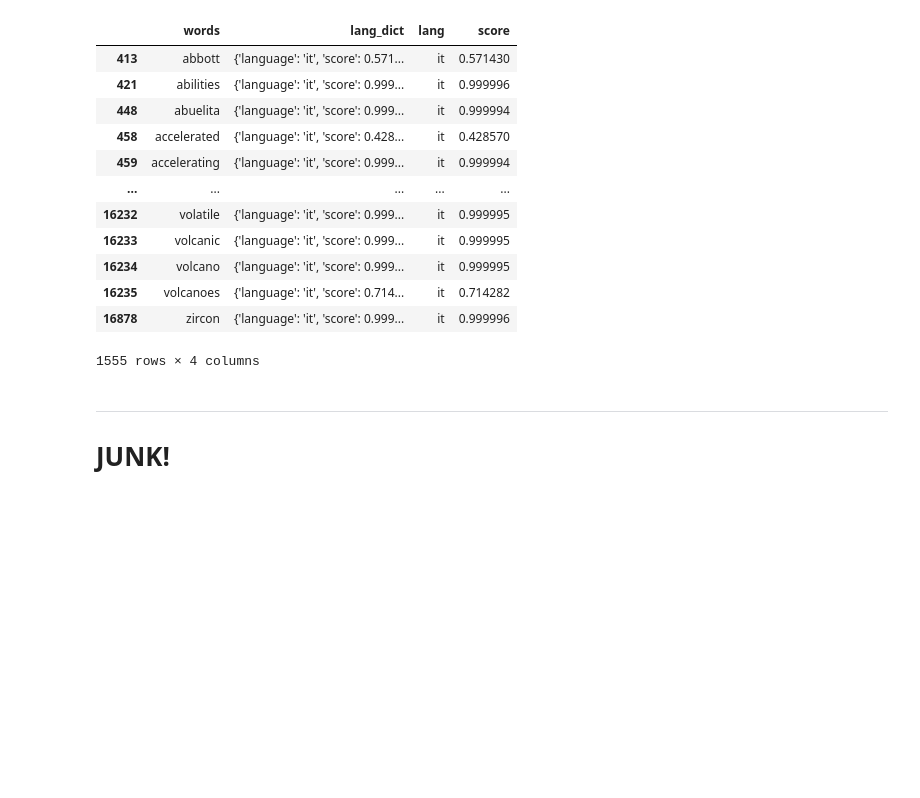
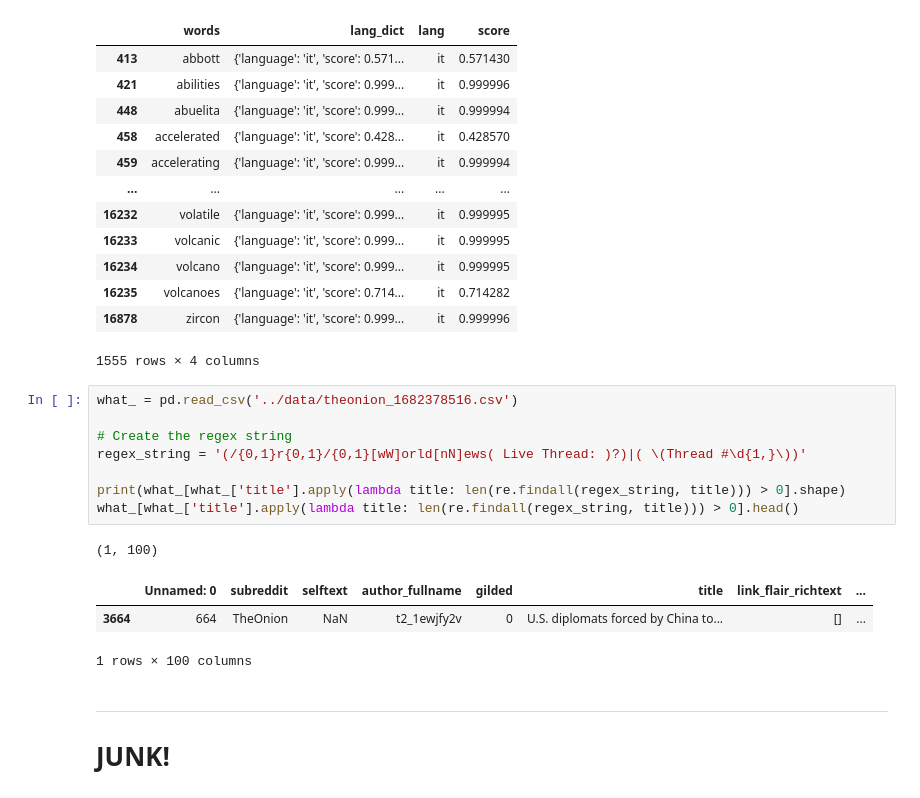
Before and after one commit to drossDS/Humor_Identification_with_NLP, a Jupyter notebook: code/2-Data_Cleaning.ipynb, the cells around one changed output. Drawn from its saved outputs; the diff is of its cells as text; blank space fills up the shorter version.

```diff
--- a/code/2-Data_Cleaning.ipynb
+++ b/code/2-Data_Cleaning.ipynb
@@ -1200,6 +1200,19 @@ wordy[wordy['lang']=='it']
 | 16235 | volcanoes | {'language': 'it', 'score': 0.714... | it | 0.714282 |
 | 16878 | zircon | {'language': 'it', 'score': 0.999... | it | 0.999996 |
 1555 rows × 4 columns
+# %%
+what_ = pd.read_csv('../data/theonion_1682378516.csv')
+
+# Create the regex string
+regex_string = '(/{0,1}r{0,1}/{0,1}[wW]orld[nN]ews( Live Thread: )?)|( \(Thread #\d{1,}\))'
+
+print(what_[what_['title'].apply(lambda title: len(re.findall(regex_string, title))) > 0].shape)
+what_[what_['title'].apply(lambda title: len(re.findall(regex_string, title))) > 0].head()
+# %% [output]
+(1, 100)
+|  | Unnamed: 0 | subreddit | selftext | author_fullname | gilded | title | link_flair_richtext | ... |
+| 3664 | 664 | TheOnion | NaN | t2_1ewjfy2v | 0 | U.S. diplomats forced by China to... | [] | ... |
+1 rows × 100 columns
 # %% [markdown]
 ---
 # JUNK!
```
Also changed, not shown: parts of 1 cell of this notebook.
